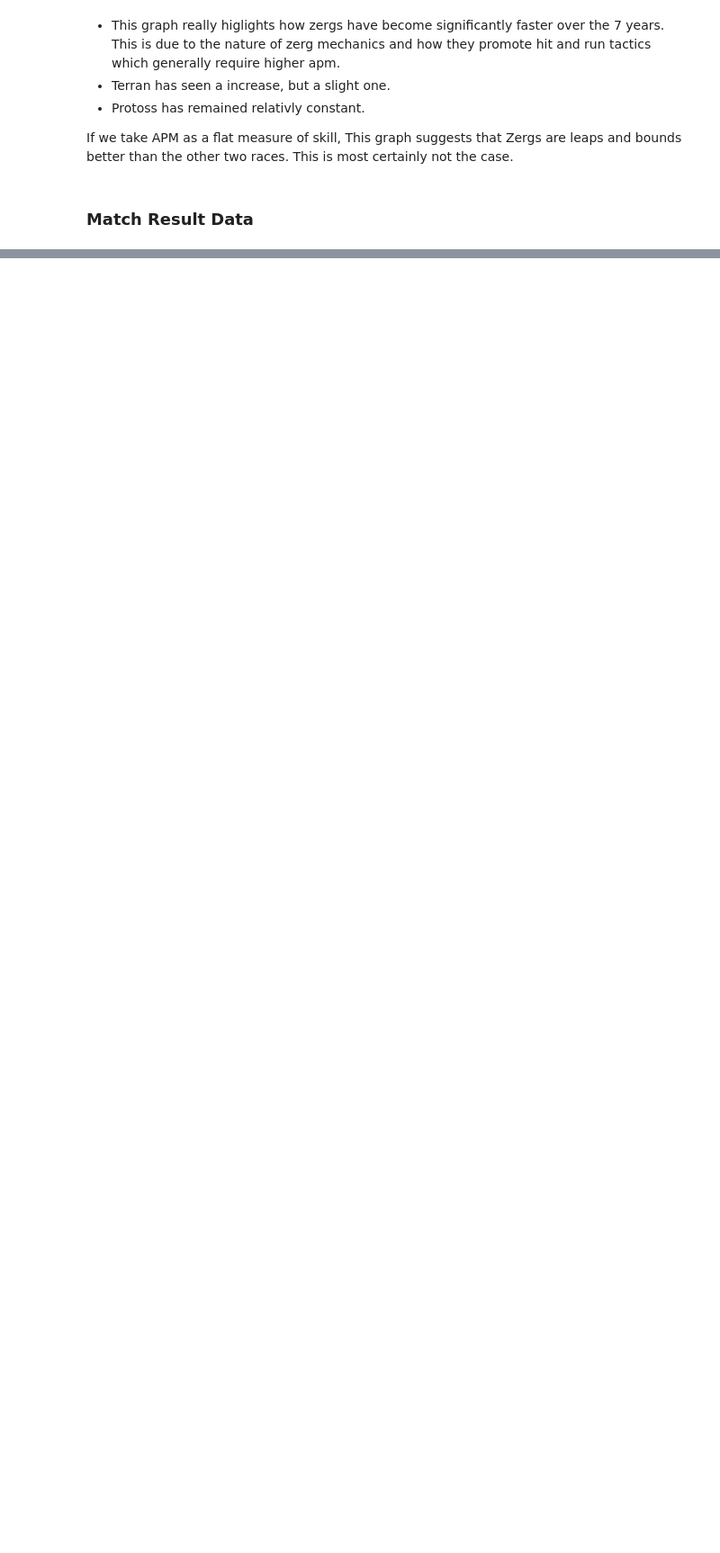
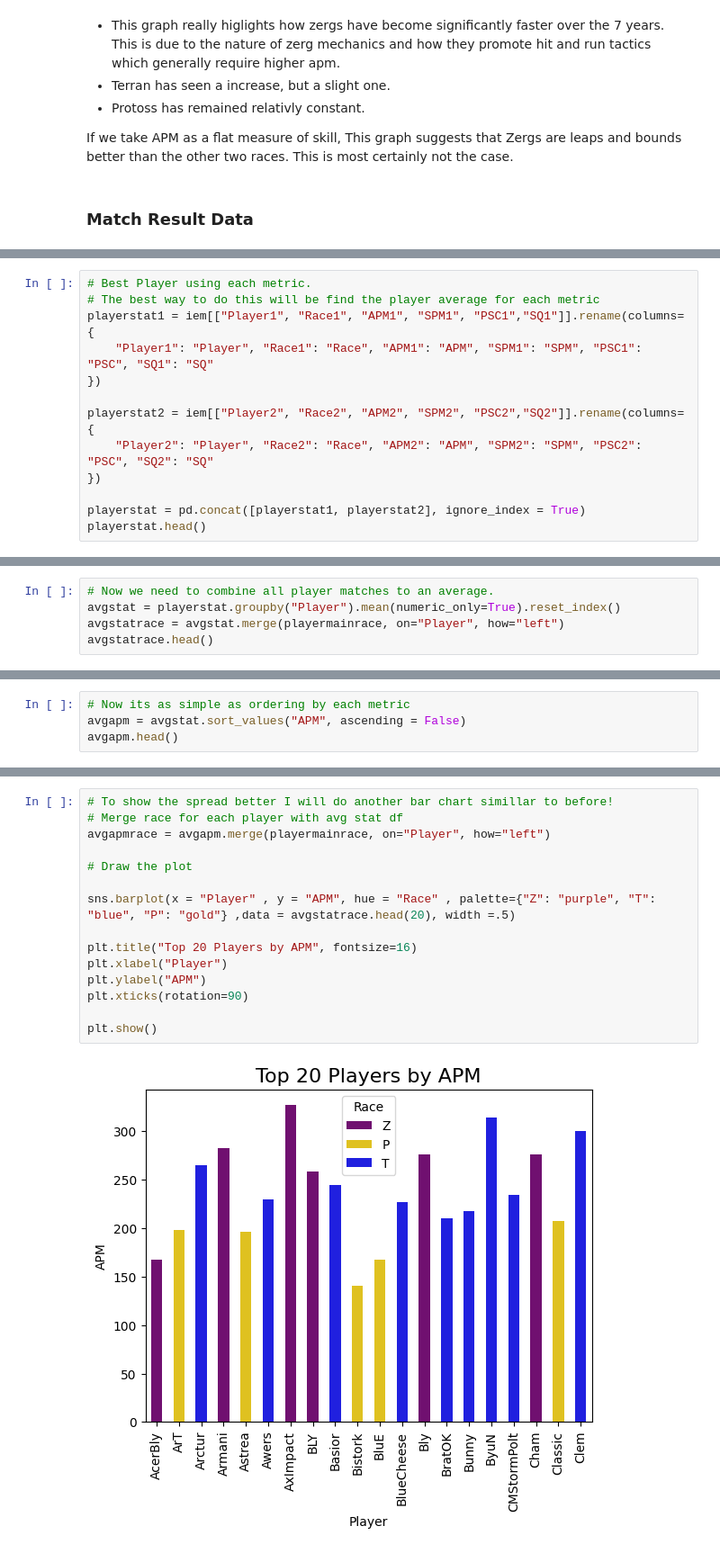
Before and after one commit to LukeLondesbrough/Python-Visualisation-Task, a Jupyter notebook: Sc2_IEM.ipynb, the cells around one changed output, grey strips where cells are left out. Shown at 90% size. Drawn from its saved outputs; the diff is of its cells as text; blank space fills up the shorter version.

```diff
--- a/Sc2_IEM.ipynb
+++ b/Sc2_IEM.ipynb
@@ -218,0 +325,13 @@ If we take APM as a flat measure of skill, This graph suggests that Zergs are le
+# %%
+# Best Player using each metric.
+# The best way to do this will be find the player average for each metric
+playerstat1 = iem[["Player1", "Race1", "APM1", "SPM1", "PSC1","SQ1"]].rename(columns={
+    "Player1": "Player", "Race1": "Race", "APM1": "APM", "SPM1": "SPM", "PSC1": "PSC", "SQ1": "SQ"
+})
+
+playerstat2 = iem[["Player2", "Race2", "APM2", "SPM2", "PSC2","SQ2"]].rename(columns={
+    "Player2": "Player", "Race2": "Race", "APM2": "APM", "SPM2": "SPM", "PSC2": "PSC", "SQ2": "SQ"
+})
+
+playerstat = pd.concat([playerstat1, playerstat2], ignore_index = True)
+playerstat.head()
@@ -218,0 +345,5 @@ If we take APM as a flat measure of skill, This graph suggests that Zergs are le
+# %%
+# Now we need to combine all player matches to an average.
+avgstat = playerstat.groupby("Player").mean(numeric_only=True).reset_index()
+avgstatrace = avgstat.merge(playermainrace, on="Player", how="left")
+avgstatrace.head()
@@ -218,0 +357,4 @@ If we take APM as a flat measure of skill, This graph suggests that Zergs are le
+# %%
+# Now its as simple as ordering by each metric
+avgapm = avgstat.sort_values("APM", ascending = False)
+avgapm.head()
@@ -218,0 +374,17 @@ If we take APM as a flat measure of skill, This graph suggests that Zergs are le
+# %%
+# To show the spread better I will do another bar chart simillar to before!
+# Merge race for each player with avg stat df
+avgapmrace = avgapm.merge(playermainrace, on="Player", how="left")
+
+# Draw the plot
+
+sns.barplot(x = "Player" , y = "APM", hue = "Race" , palette={"Z": "purple", "T": "blue", "P": "gold"} ,data = avgstatrace.head(20), width =.5)
+
+plt.title("Top 20 Players by APM", fontsize=16)
+plt.xlabel("Player")
+plt.ylabel("APM")
+plt.xticks(rotation=90)
+
+plt.show()
+# %% [output]
+[figure, added]
```
Also changed, not shown: parts of 37 cells of this notebook.
